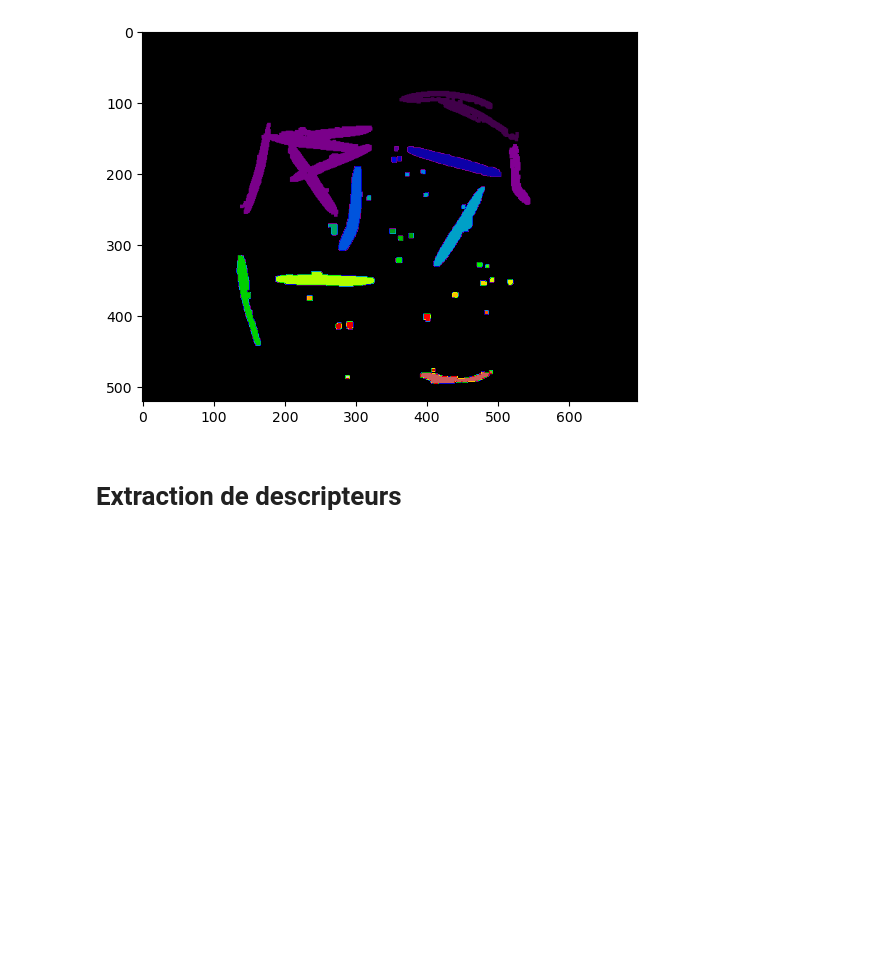
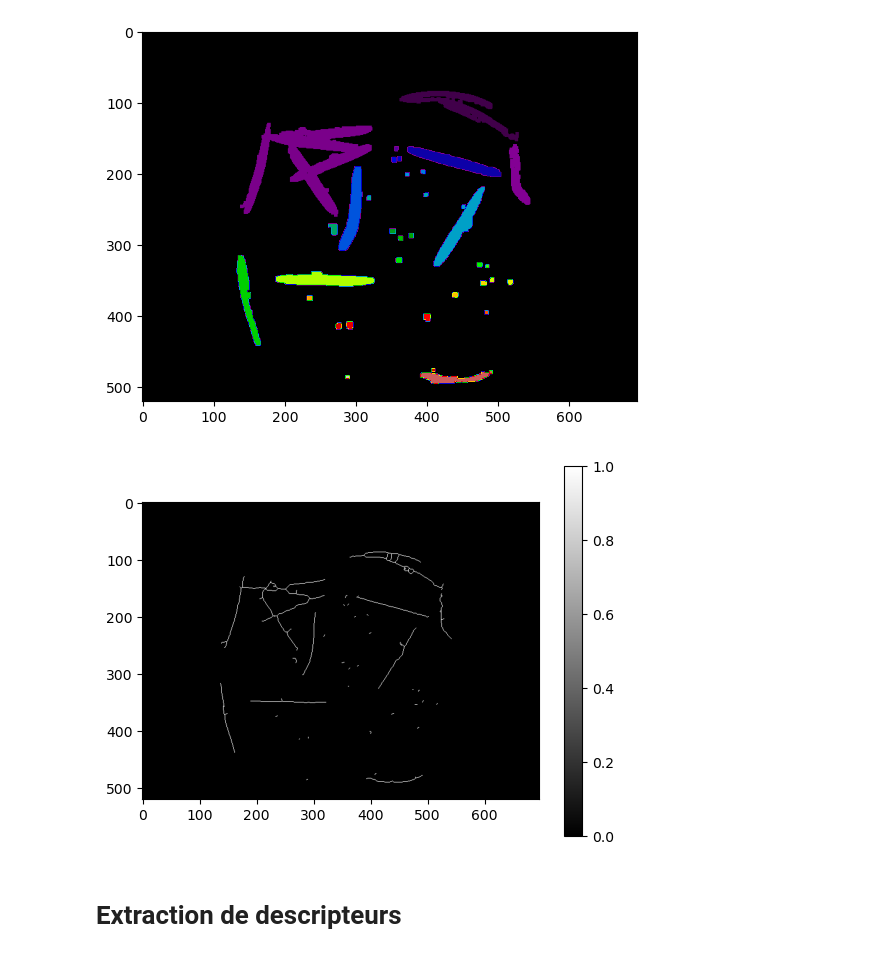
Before and after one commit to Lilian-GA/Nematode_status_assay, a Jupyter notebook: one_image_test.ipynb, the cells around one changed output. Drawn from its saved outputs; the diff is of its cells as text; code cells hidden in the pictures; blank space fills up the shorter version.

Commit message:
skeleton

```diff
--- a/one_image_test.ipynb
+++ b/one_image_test.ipynb
@@ -315,10 +315,12 @@ plt.show()
 # %%
 from skimage.morphology import skeletonize
 
 skeleton = skeletonize(nematods)
-plt.imshow(window_segmented, cmap="gray")
+plt.imshow(skeleton, cmap="gray")
 plt.colorbar()
 plt.show()
+# %% [output]
+[figure, added]
 # %% [markdown]
 # Extraction de descripteurs
 # %%
```
Also changed, not shown: 1 other file.
